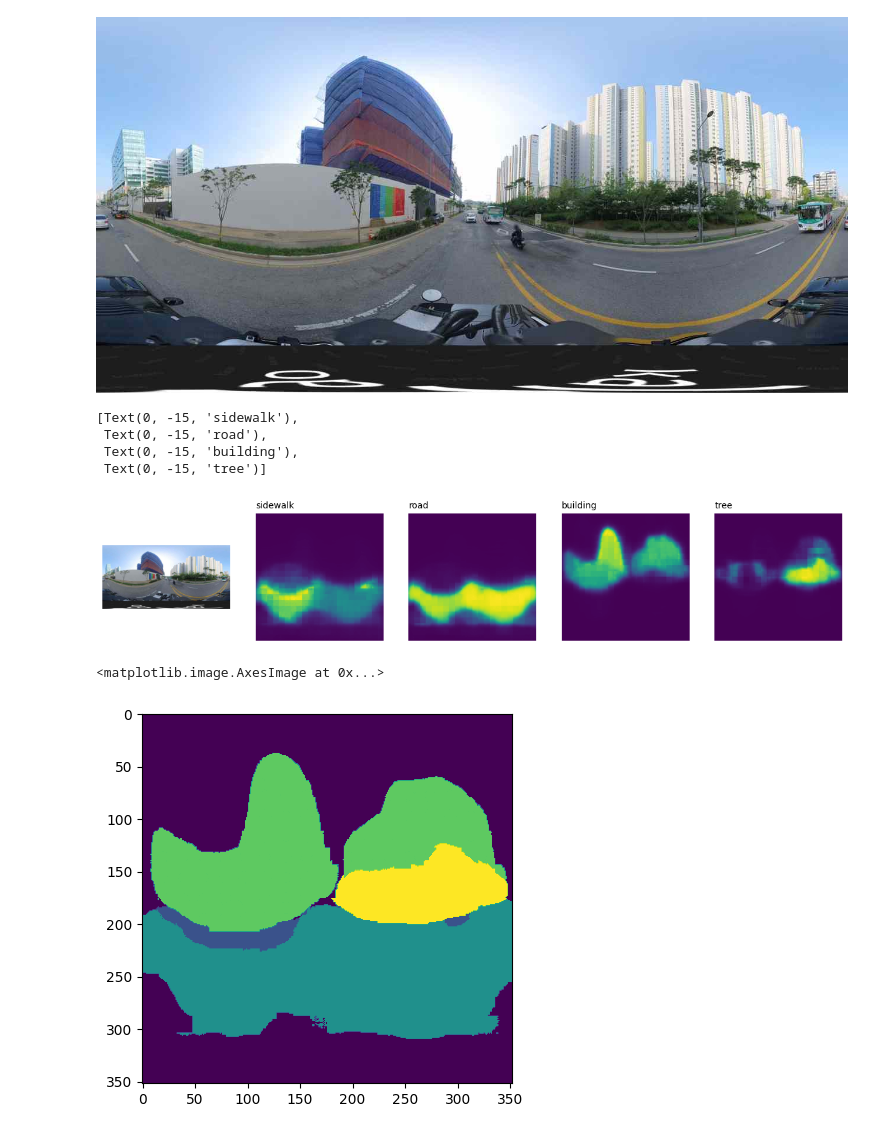
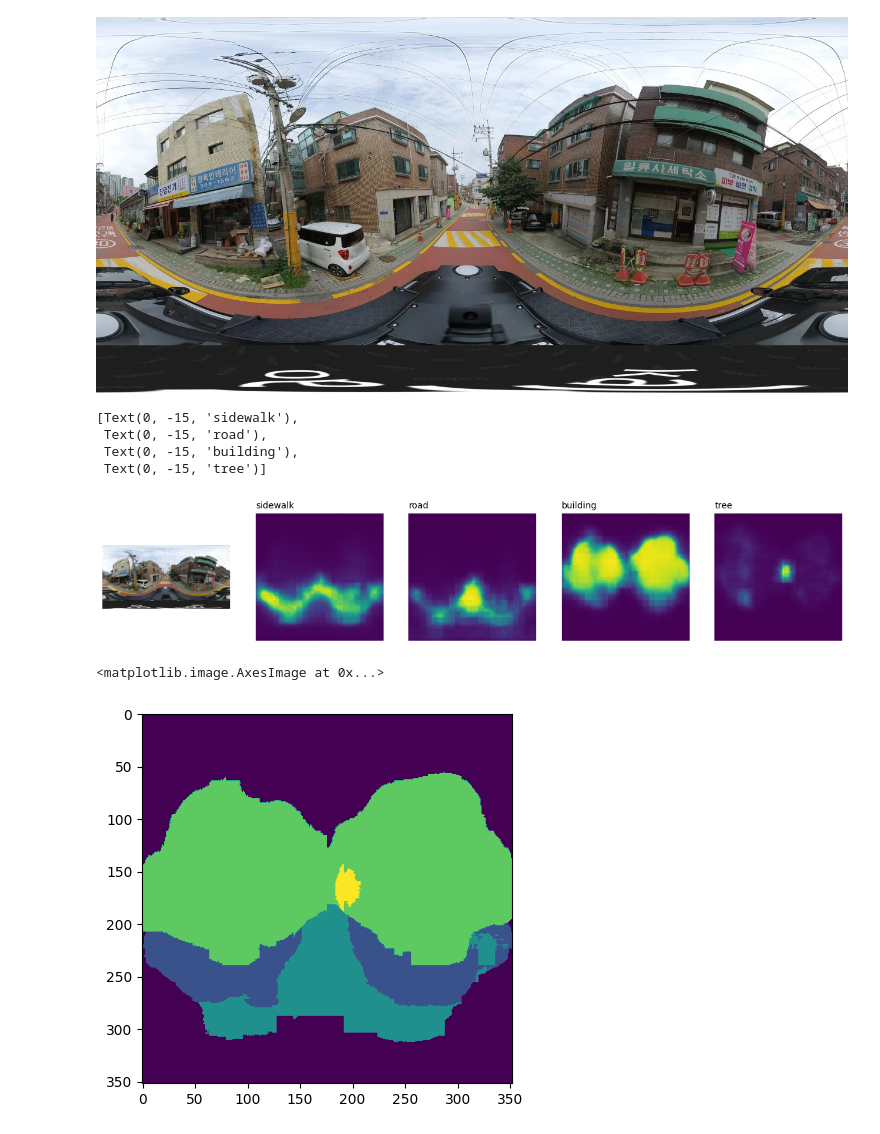
Before and after one commit to hwk06023/WellnessMapDB, a Jupyter notebook: CLIPseg.ipynb, the cells around one changed output. Drawn from its saved outputs; the diff is of its cells as text; code cells hidden in the pictures.

```diff
--- a/CLIPseg.ipynb
+++ b/CLIPseg.ipynb
@@ -6,10 +6,10 @@ model = CLIPSegForImageSegmentation.from_pretrained("CIDAS/clipseg-rd64-refined"
 # %%
 from PIL import Image
 
-image = Image.open("img/pano_2.png")
+image = Image.open("img/pano_3.png")
 image
 # %% [output]
-[figure, old version]
+[figure, new version]
 # %%
 # 세그먼트할 텍스트 카테고리 정의
 prompts = ["sidewalk", "road", "building", "tree"]
@@ -34,7 +34,7 @@ ax[0].imshow(image)
  Text(0, -15, 'road'),
  Text(0, -15, 'building'),
  Text(0, -15, 'tree')]
-[figure, old version]
+[figure, new version]
 # %%
 threshold = 0.2
 
@@ -50,4 +50,4 @@ inds = torch.topk(flat_preds_with_treshold, 1, dim=0).indices.reshape((preds.sha
 plt.imshow(inds)
 # %% [output]
 <matplotlib.image.AxesImage at 0x...>
-[figure, old version]
+[figure, new version]
```
Also changed, not shown: parts of 2 cells of this notebook, 16 other files.
